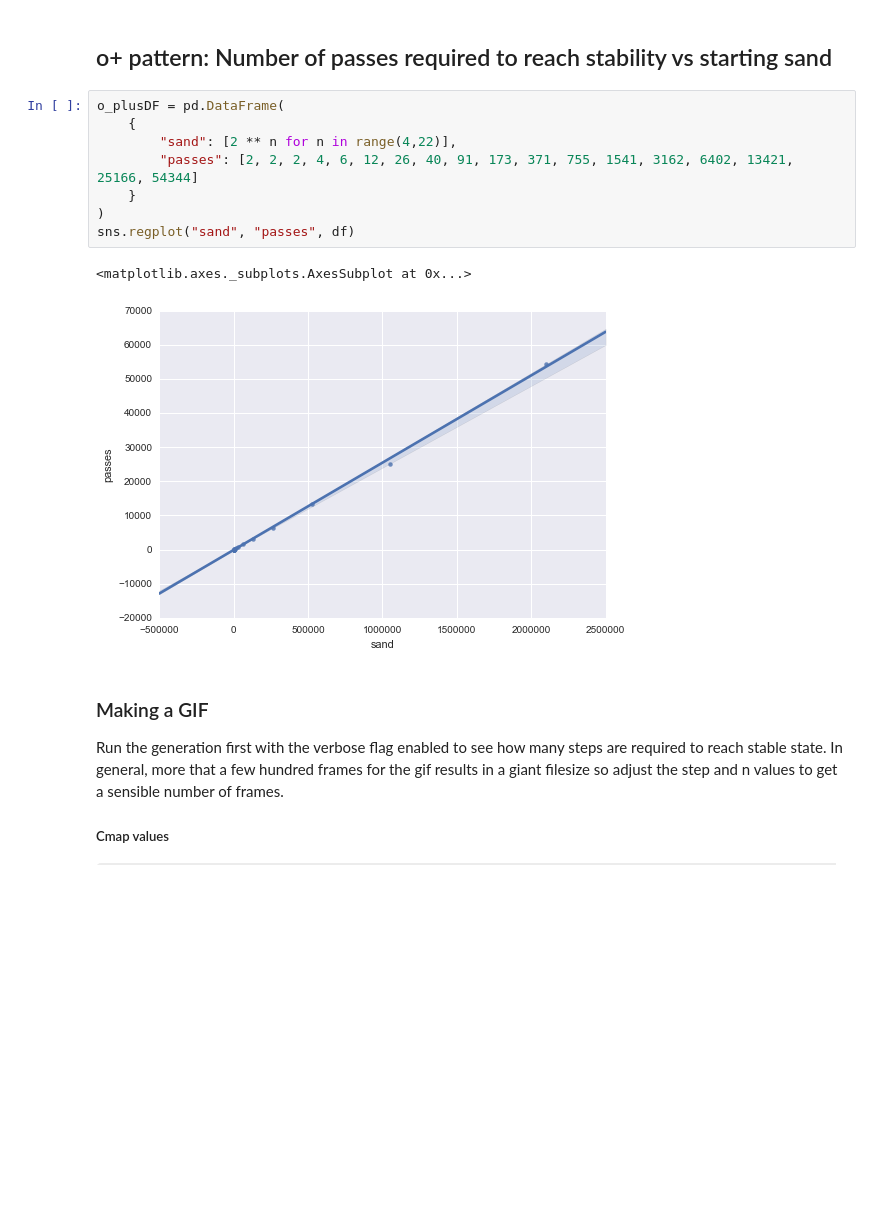
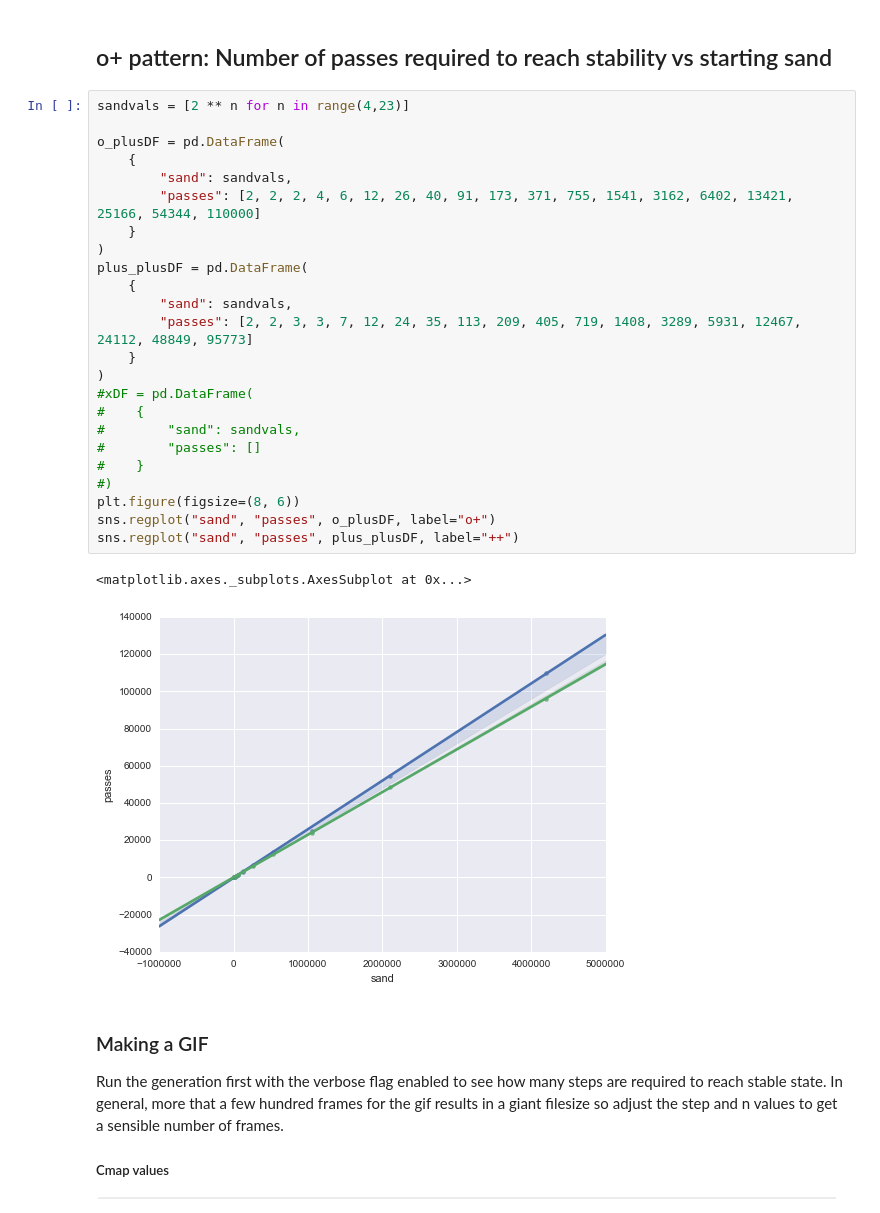
Before and after one commit to sminez/recreational_mathematics, a Jupyter notebook: Sandpiles/Sandpiles.ipynb, the cells around one changed output. Drawn from its saved outputs; the diff is of its cells as text; blank space fills up the shorter version.

```diff
--- a/Sandpiles/Sandpiles.ipynb
+++ b/Sandpiles/Sandpiles.ipynb
@@ -123,16 +126,32 @@ initial sand 1024
 # %% [markdown]
 ## o+ pattern: Number of passes required to reach stability vs starting sand
 # %%
+sandvals = [2 ** n for n in range(4,23)]
+
 o_plusDF = pd.DataFrame(
     {
-        "sand": [2 ** n for n in range(4,22)],
-        "passes": [2, 2, 2, 4, 6, 12, 26, 40, 91, 173, 371, 755, 1541, 3162, 6402, 13421, 25166, 54344]
+        "sand": sandvals,
+        "passes": [2, 2, 2, 4, 6, 12, 26, 40, 91, 173, 371, 755, 1541, 3162, 6402, 13421, 25166, 54344, 110000]
     }
 )
-sns.regplot("sand", "passes", df)
+plus_plusDF = pd.DataFrame(
+    {
+        "sand": sandvals,
+        "passes": [2, 2, 3, 3, 7, 12, 24, 35, 113, 209, 405, 719, 1408, 3289, 5931, 12467, 24112, 48849, 95773]
+    }
+)
+#xDF = pd.DataFrame(
+#    {
+#        "sand": sandvals,
+#        "passes": []
+#    }
+#)
+plt.figure(figsize=(8, 6))
+sns.regplot("sand", "passes", o_plusDF, label="o+")
+sns.regplot("sand", "passes", plus_plusDF, label="++")
 # %% [output]
 <matplotlib.axes._subplots.AxesSubplot at 0x...>
-[figure, old version]
+[figure, new version]
 # %% [markdown]
 ### Making a GIF
 Run the generation first with the verbose flag enabled to see how many steps are required to reach stable state. In general, more that a few hundred frames for the gif results in a giant filesize so adjust the step and n values to get a sensible number of frames.
```
Also changed, not shown: parts of 3 cells of this notebook, 12 other files.
